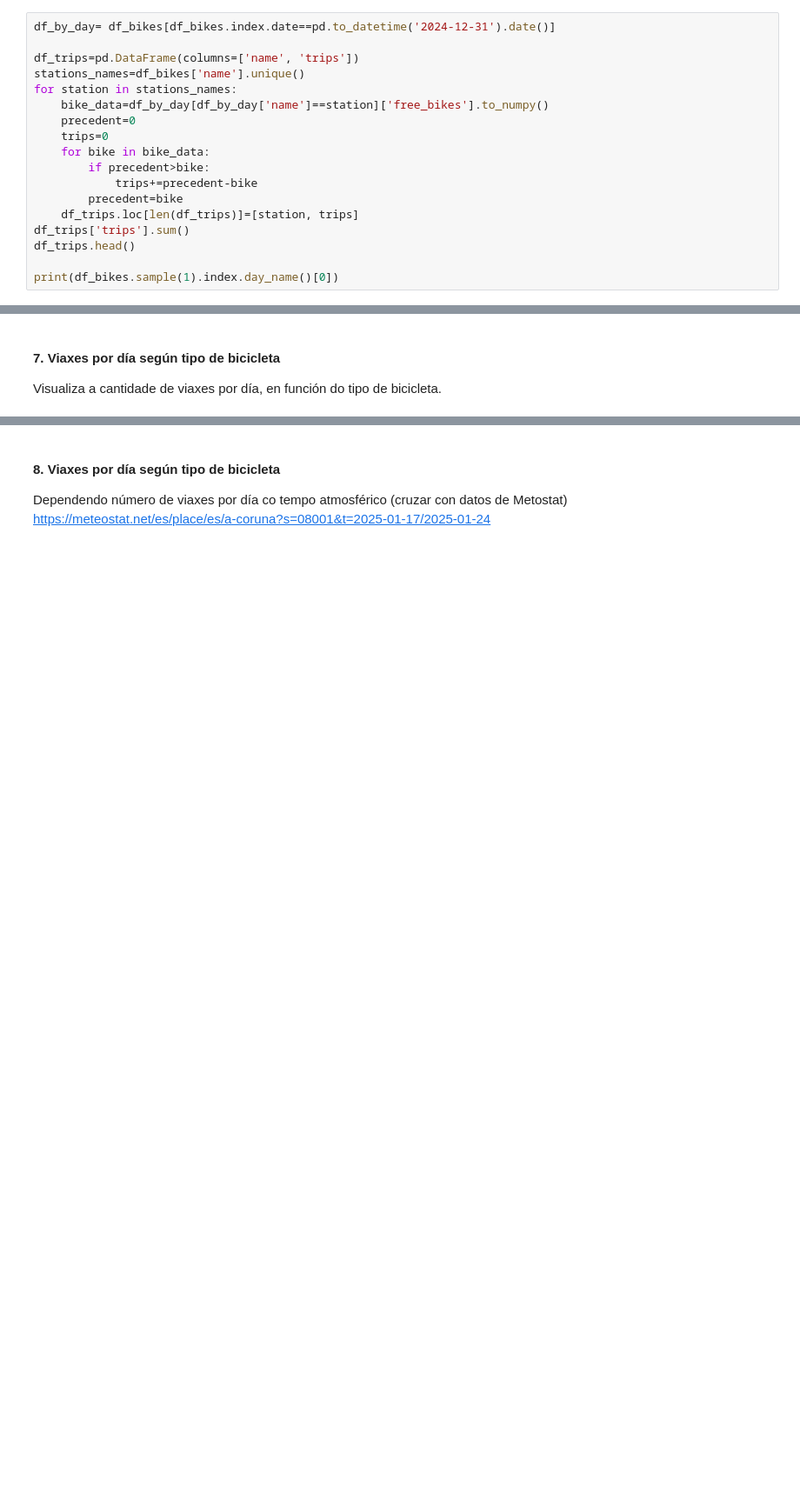
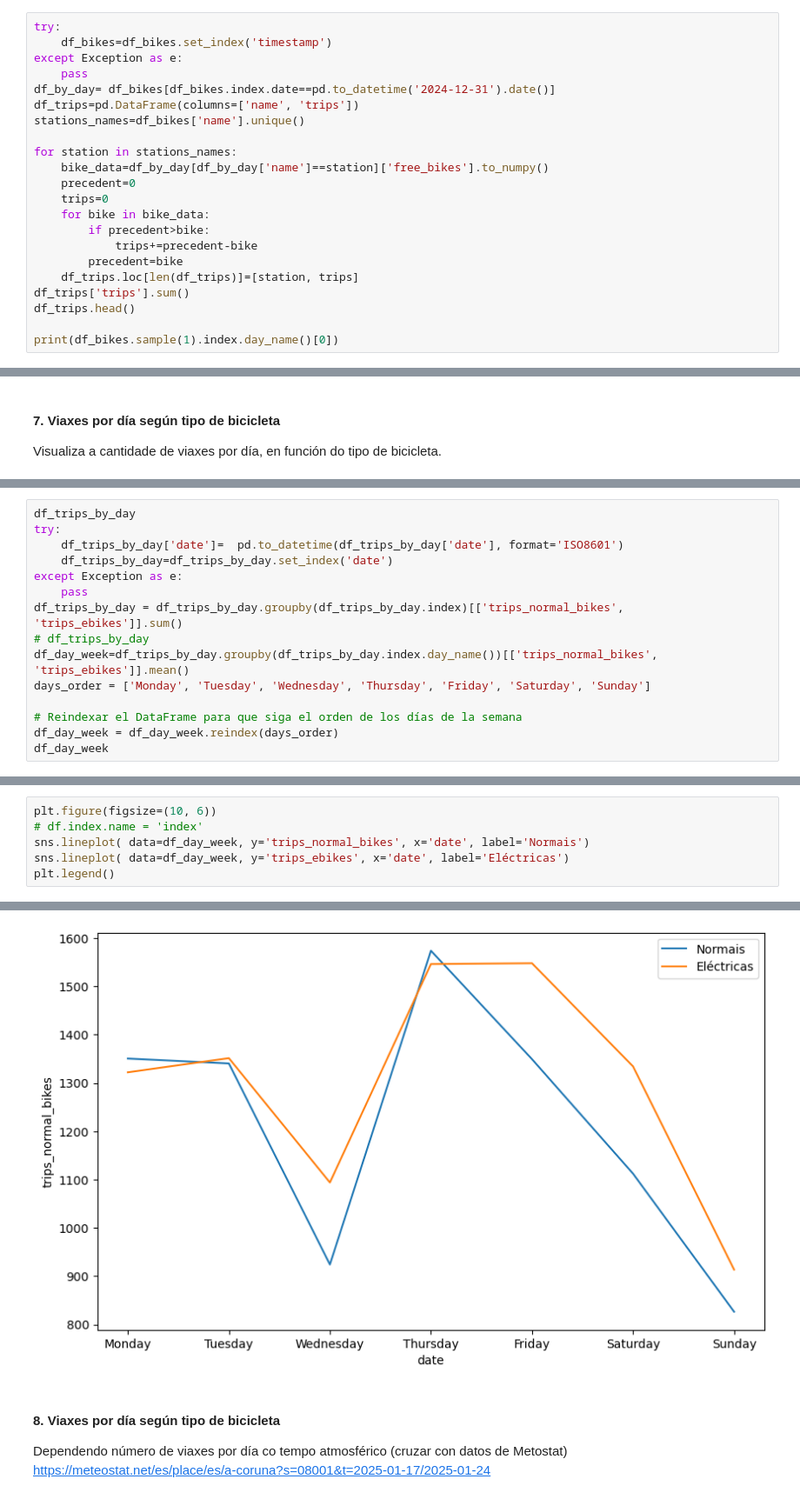
Before and after one commit to ines-learning-hub/citybikes-analytics, a Jupyter notebook: 05_exercicio.ipynb, the cells around one changed output, grey strips where cells are left out. Shown at 87% size. Cells and saved outputs as stored; diff of their text form; blank space fills up the shorter version.

```diff
--- a/05_exercicio.ipynb
+++ b/05_exercicio.ipynb
@@ -158,10 +167,14 @@ sns.lineplot(data=df_times, x='times', y='free_bikes')
 #### **6. Viaxes por día**
 Visualiza a cantidade de viaxes por día.
 # %%
+try:
+    df_bikes=df_bikes.set_index('timestamp')
+except Exception as e:
+    pass
 df_by_day= df_bikes[df_bikes.index.date==pd.to_datetime('2024-12-31').date()]
-
 df_trips=pd.DataFrame(columns=['name', 'trips'])
 stations_names=df_bikes['name'].unique()
+
 for station in stations_names:
     bike_data=df_by_day[df_by_day['name']==station]['free_bikes'].to_numpy()
     precedent=0
@@ -184,0 +285,15 @@ Visualiza a cantidade de viaxes por día, en función do tipo de bicicleta.
+# %%
+df_trips_by_day
+try:
+    df_trips_by_day['date']=  pd.to_datetime(df_trips_by_day['date'], format='ISO8601')
+    df_trips_by_day=df_trips_by_day.set_index('date')
+except Exception as e:
+    pass
+df_trips_by_day = df_trips_by_day.groupby(df_trips_by_day.index)[['trips_normal_bikes', 'trips_ebikes']].sum()
+# df_trips_by_day
+df_day_week=df_trips_by_day.groupby(df_trips_by_day.index.day_name())[['trips_normal_bikes', 'trips_ebikes']].mean()
+days_order = ['Monday', 'Tuesday', 'Wednesday', 'Thursday', 'Friday', 'Saturday', 'Sunday']
+
+# Reindexar el DataFrame para que siga el orden de los días de la semana
+df_day_week = df_day_week.reindex(days_order)
+df_day_week
@@ -184,0 +310,7 @@ Visualiza a cantidade de viaxes por día, en función do tipo de bicicleta.
+# %%
+plt.figure(figsize=(10, 6))
+# df.index.name = 'index'
+sns.lineplot( data=df_day_week, y='trips_normal_bikes', x='date', label='Normais')
+sns.lineplot( data=df_day_week, y='trips_ebikes', x='date', label='Eléctricas')
+plt.legend()
+# %% [output]
@@ -185,3 +318,4 @@ Visualiza a cantidade de viaxes por día, en función do tipo de bicicleta.
+[figure, added]
 # %% [markdown]
 #### **8. Viaxes por día según tipo de bicicleta**
 Dependendo número de viaxes por día co tempo atmosférico (cruzar con datos de Metostat)
```
Also changed, not shown: parts of 20 cells of this notebook.
